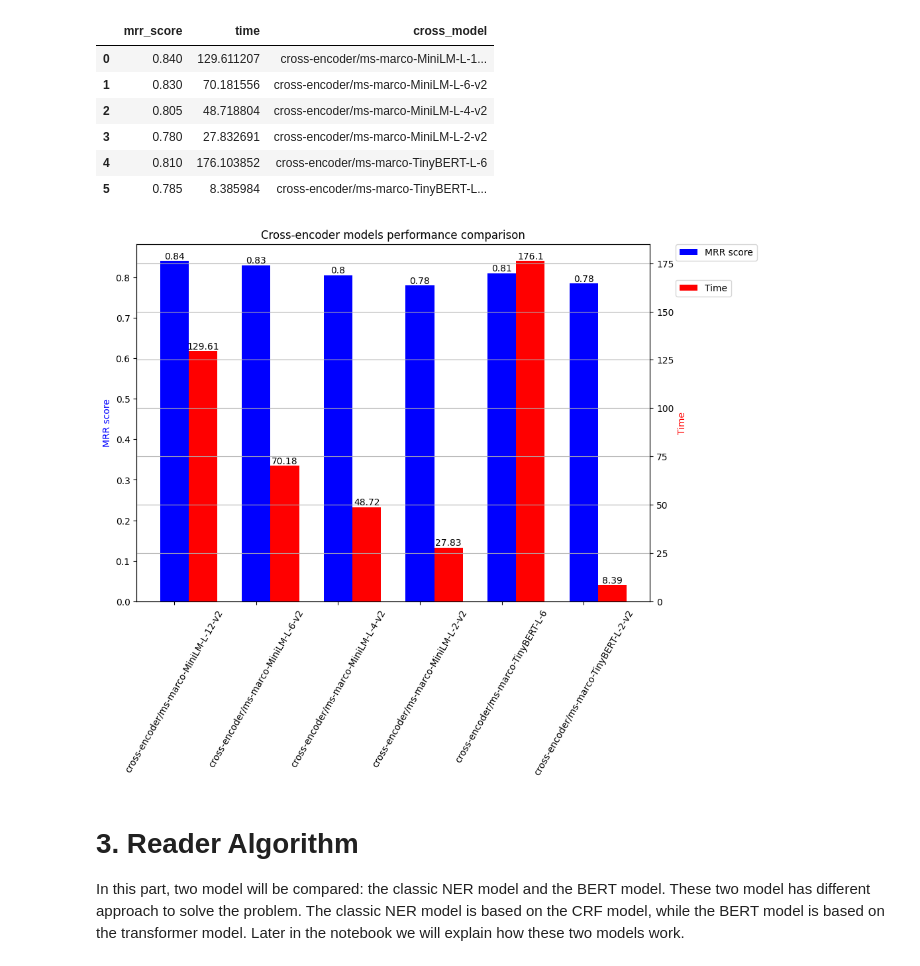
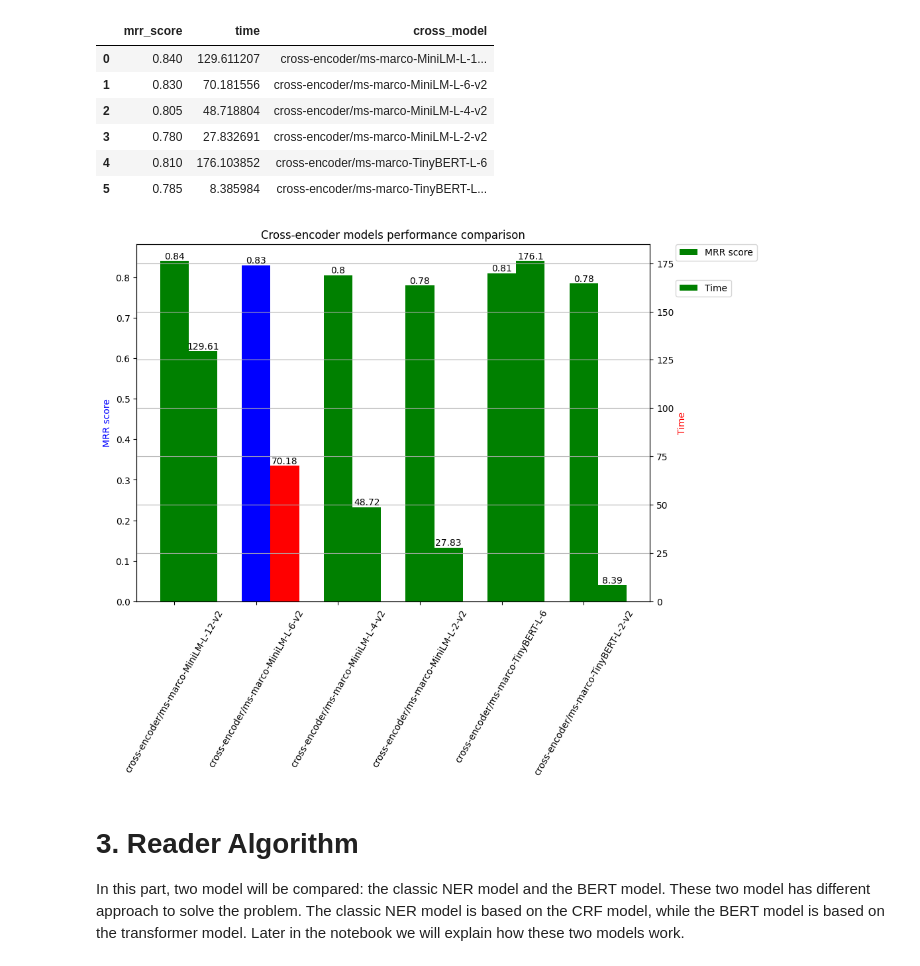
Before and after one commit to robinviltoriano/NLP_Assignment_2, a Jupyter notebook: final.ipynb, the cells around one changed output. Saved outputs shown, nothing was run; the diff lists cells and outputs as text; code cells hidden in the pictures.

```diff
--- a/final.ipynb
+++ b/final.ipynb
@@ -65,9 +70,9 @@ data_no_dup.head()
 | 4 | 17339 | For Megyn Kelly, the shift from F... |
 # %%
 # Check length of documents
-data_no_dup['len_article'] = data_no_dup['article'].apply(lambda x:len(x))
+data_no_dup['len_article'] = data_no_dup['article'].apply(lambda x:len(x.split()))
 min_len = data_no_dup['len_article'].min()
 max_len = data_no_dup['len_article'].max()
-print('Min length of documents:', min_len)
-print('Max length of documents:', max_len)
+print('Min length of articles:', min_len)
+print('Max length of articles:', max_len)
 # %% [output]
@@ -102,11 +107,11 @@ def clean_text(text):
     """
     Cleans the given text by removing non-ASCII characters, multiple spaces, and question mark problems.
 
-    Args:
-        text (str): The text to be cleaned.
+    Parameters:
+        - text (str): The text to be cleaned.
 
     Returns:
-        str: The cleaned text.
+        - text (str): The cleaned text.
     """
     # Remove non-ASCII characters
     text = ''.join([char for char in text if ord(char) < 128])
@@ -135,7 +140,7 @@ def chunk_text(data_index, data_text, chunk_size, chunk_overlap):
     - chunk_overlap (int): Number of overlapping words between chunks.
 
     Returns:
-    - pandas.DataFrame: DataFrame containing the chunked text data with columns 'id' and 'article'.
+    - list_chunk_text: DataFrame containing the chunked text data with columns 'id' and 'article'.
     """
 
     list_chunk_text = []
@@ -425,36 +432,36 @@ fig, ax1 = plt.subplots(figsize=(10,7))
 x = range(len(cross_models))
 
 # Create bar charts for MRR score and time
-bars1 = ax1.bar(x, test_result_df['mrr_score'], width=0.35, label='MRR score', color='b')
+bars1 = ax1.bar(x, test_result_df['mrr_score'], width=0.35, label='MRR score', color=['g', 'b', 'g', 'g', 'g', 'g'])
 ax1.set_ylabel('MRR score', color='b')
 ax1.tick_params(axis='y')
 ax1.set_xticklabels([''] + cross_models, rotation = 60)
 
 ax2 = ax1.twinx()
-bars2 = ax2.bar([i + 0.35 for i in x], test_result_df['time'], width=0.35, label='Time', color='r')
+bars2 = ax2.bar([i + 0.35 for i in x], test_result_df['time'], width=0.35, label='Time', color=['g', 'r', 'g', 'g', 'g', 'g'])
 ax2.set_ylabel('Time', color='r')
 ax2.tick_params(axis='y')
 
 # Add title and labels
 plt.title('Cross-encoder models performance comparison')
 plt.xlabel('Cross-encoder models')
 
 # Add legend
 ax1.legend(loc='upper left', bbox_to_anchor=(1.05, 1), borderaxespad=0.)
 ax2.legend(loc='upper left', bbox_to_anchor=(1.05, 0.9), borderaxespad=0.)
 
 # Add text annotations for each bar
 for bar1, bar2 in zip(bars1, bars2):
     ax1.text(bar1.get_x() + bar1.get_width() / 2, bar1.get_height(), round(bar1.get_height(), 2),
              ha='center', va='bottom', color='black')
     ax2.text(bar2.get_x() + bar2.get_width() / 2, bar2.get_height(), round(bar2.get_height(), 2),
              ha='center', va='bottom', color='black')
 
 # Display the plot
 plt.grid()
 plt.show()
 # %% [output]
-[figure, old version]
+[figure, new version]
 # %% [markdown]
 # 3. Reader Algorithm
 
```
Also changed, not shown: parts of 36 cells of this notebook.
